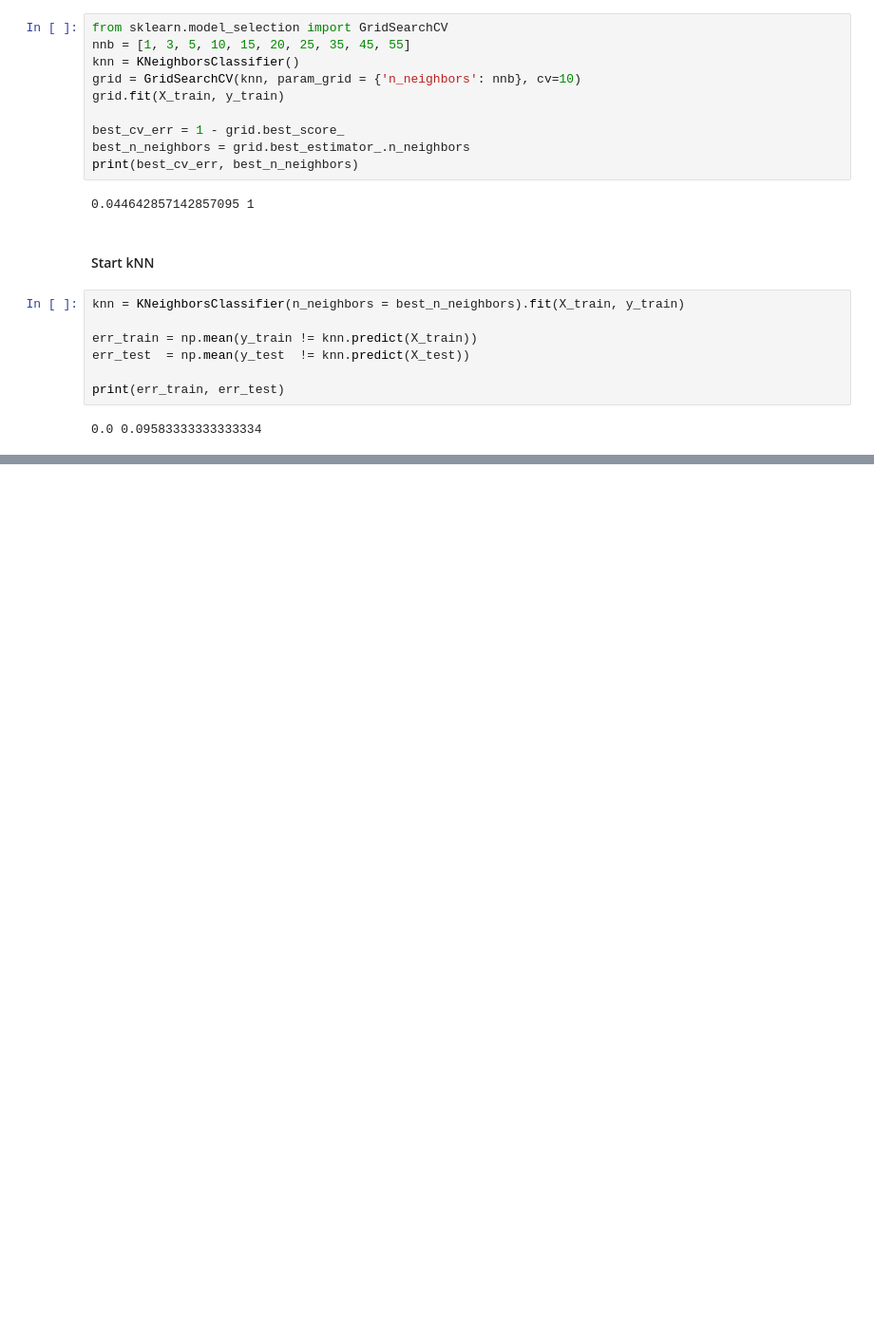
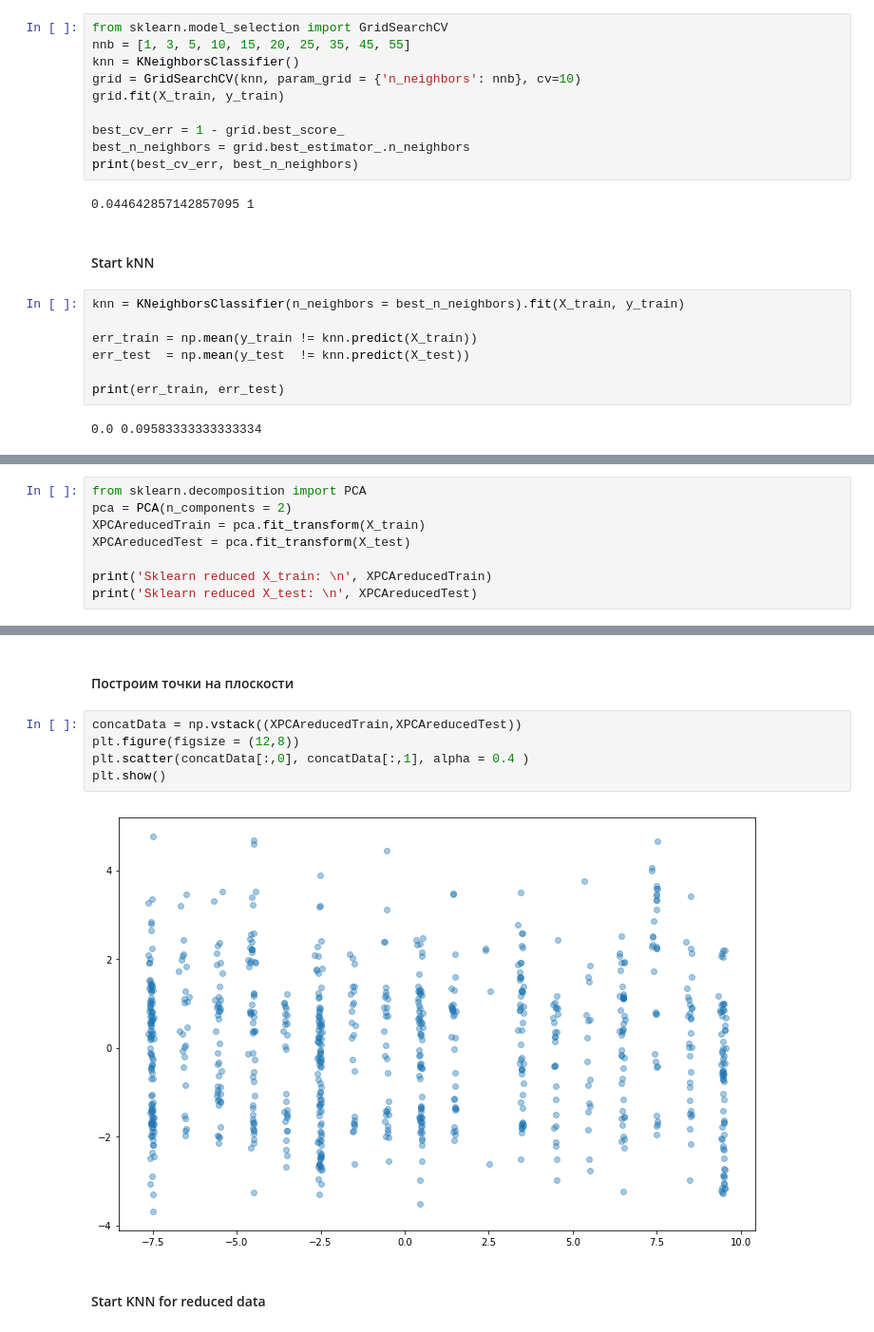
Before and after one commit to AblyazovDavlat/MLPokemons, a Jupyter notebook: pokemons_analytics.ipynb, the cells around one changed output, grey strips where cells are left out. Shown at 95% size. Drawn from its saved outputs; the diff is of its cells as text; blank space fills up the shorter version.

```diff
--- a/pokemons_analytics.ipynb
+++ b/pokemons_analytics.ipynb
@@ -385,0 +382,8 @@ print(err_train, err_test)
+# %%
+from sklearn.decomposition import PCA
+pca = PCA(n_components = 2)
+XPCAreducedTrain = pca.fit_transform(X_train)
+XPCAreducedTest = pca.fit_transform(X_test)
+
+print('Sklearn reduced X_train: \n', XPCAreducedTrain)
+print('Sklearn reduced X_test: \n', XPCAreducedTest)
@@ -385,0 +408,11 @@ print(err_train, err_test)
+# %% [markdown]
+#### Построим точки на плоскости
+# %%
+concatData = np.vstack((XPCAreducedTrain,XPCAreducedTest))
+plt.figure(figsize = (12,8))
+plt.scatter(concatData[:,0], concatData[:,1], alpha = 0.4 )
+plt.show()
+# %% [output]
+[figure, added]
+# %% [markdown]
+#### Start KNN for reduced data
```
Also changed, not shown: parts of 10 cells of this notebook.
